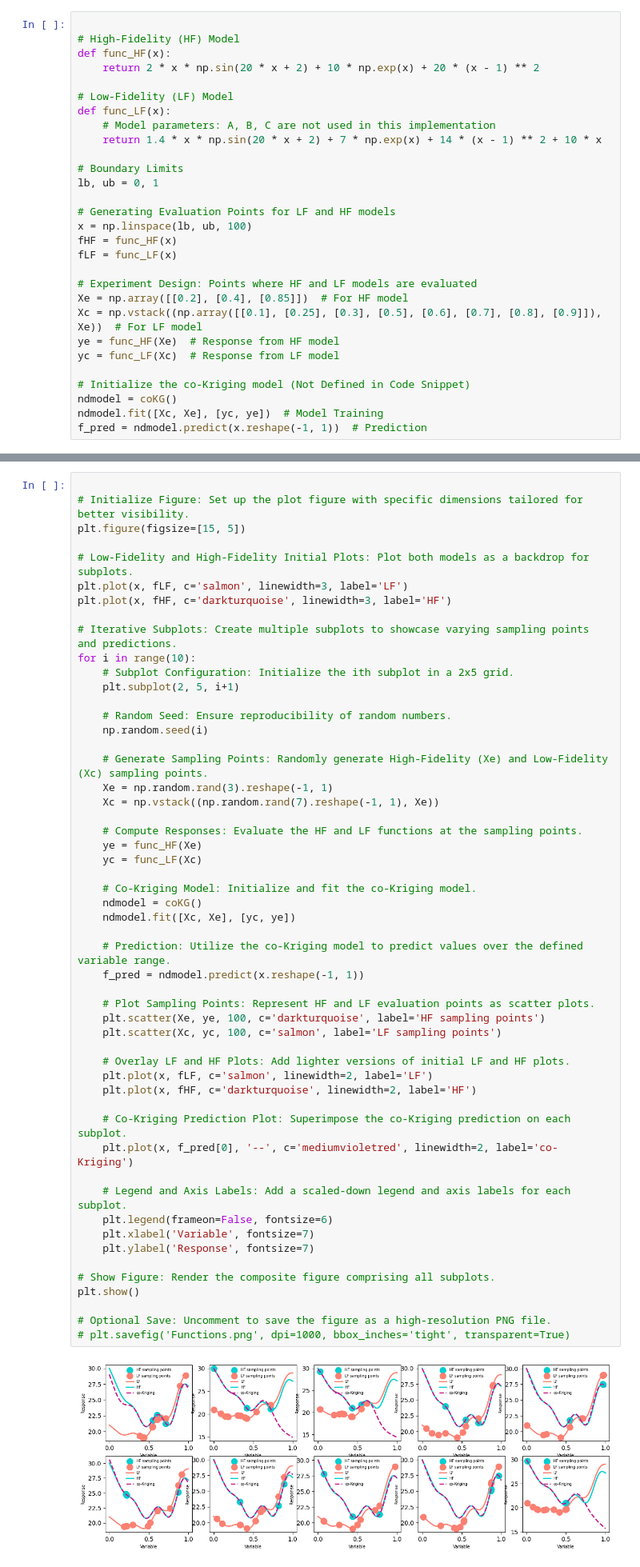
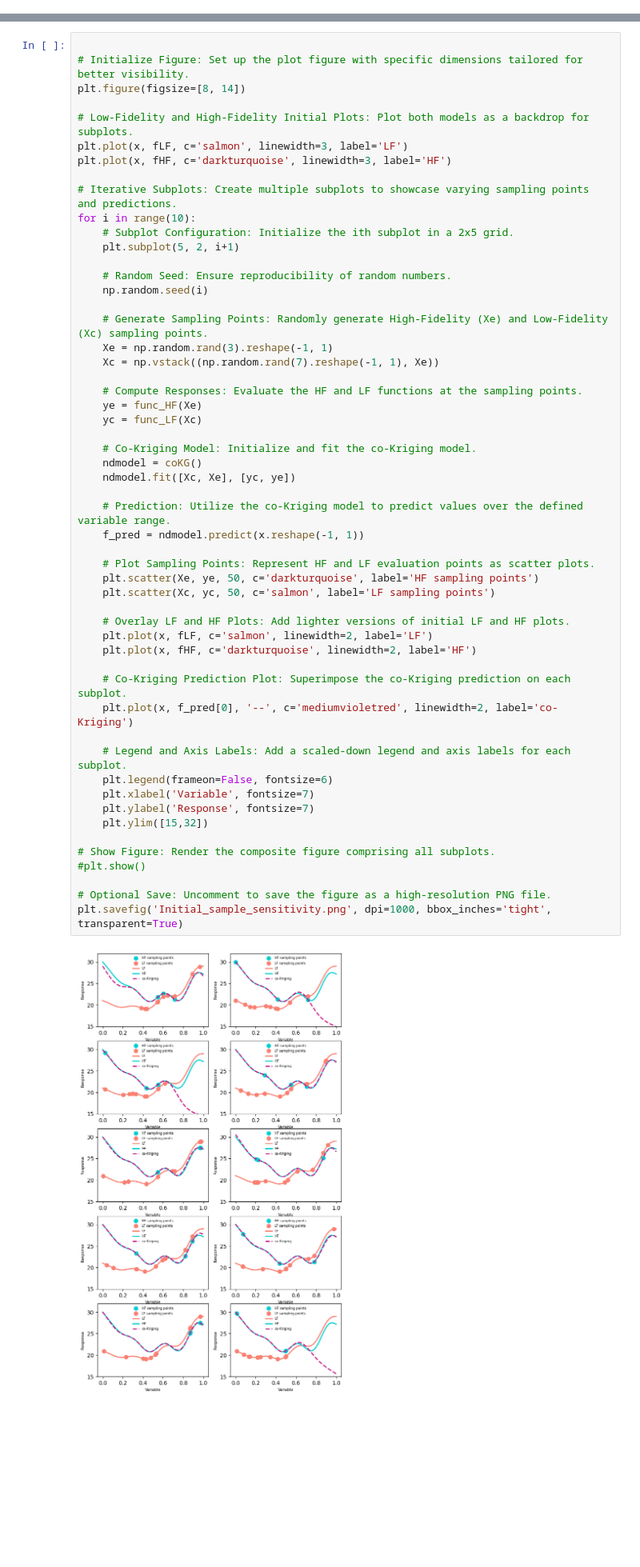
Before and after one commit to mgisellef/ReviewOfMultiFidelityModels_ToyProblems, a Jupyter notebook: Co-Kriging.ipynb, the cells around one changed output, grey strips where cells are left out. Shown: that part at 80% size. Saved outputs shown, nothing was run; the diff lists cells and outputs as text; blank space fills up the shorter version.

```diff
--- a/Co-Kriging.ipynb
+++ b/Co-Kriging.ipynb
@@ -33,29 +0,0 @@ from openmdao.surrogate_models.multifi_cokriging import MultiFiCoKriging as coKG
-# %%
-
-# High-Fidelity (HF) Model
-def func_HF(x):
-    return 2 * x * np.sin(20 * x + 2) + 10 * np.exp(x) + 20 * (x - 1) ** 2
-
-# Low-Fidelity (LF) Model
-def func_LF(x):
-    # Model parameters: A, B, C are not used in this implementation
-    return 1.4 * x * np.sin(20 * x + 2) + 7 * np.exp(x) + 14 * (x - 1) ** 2 + 10 * x
-
-# Boundary Limits
-lb, ub = 0, 1
-
-# Generating Evaluation Points for LF and HF models
-x = np.linspace(lb, ub, 100)
-fHF = func_HF(x)
-fLF = func_LF(x)
-
-# Experiment Design: Points where HF and LF models are evaluated
-Xe = np.array([[0.2], [0.4], [0.85]])  # For HF model
-Xc = np.vstack((np.array([[0.1], [0.25], [0.3], [0.5], [0.6], [0.7], [0.8], [0.9]]), Xe))  # For LF model
-ye = func_HF(Xe)  # Response from HF model
-yc = func_LF(Xc)  # Response from LF model
-
-# Initialize the co-Kriging model (Not Defined in Code Snippet)
-ndmodel = coKG()
-ndmodel.fit([Xc, Xe], [yc, ye])  # Model Training
-f_pred = ndmodel.predict(x.reshape(-1, 1))  # Prediction
@@ -99,7 +107,7 @@ plt.show()
 # %%
 
 # Initialize Figure: Set up the plot figure with specific dimensions tailored for better visibility.
-plt.figure(figsize=[15, 5])
+plt.figure(figsize=[8, 14])
 
 # Low-Fidelity and High-Fidelity Initial Plots: Plot both models as a backdrop for subplots.
 plt.plot(x, fLF, c='salmon', linewidth=3, label='LF')
@@ -108,7 +116,7 @@ plt.plot(x, fHF, c='darkturquoise', linewidth=3, label='HF')
 # Iterative Subplots: Create multiple subplots to showcase varying sampling points and predictions.
 for i in range(10):
     # Subplot Configuration: Initialize the ith subplot in a 2x5 grid.
-    plt.subplot(2, 5, i+1)
+    plt.subplot(5, 2, i+1)
 
     # Random Seed: Ensure reproducibility of random numbers.
     np.random.seed(i)
@@ -119,35 +127,36 @@ for i in range(10):
 
     # Compute Responses: Evaluate the HF and LF functions at the sampling points.
     ye = func_HF(Xe)
     yc = func_LF(Xc)
 
     # Co-Kriging Model: Initialize and fit the co-Kriging model.
     ndmodel = coKG()
     ndmodel.fit([Xc, Xe], [yc, ye])
 
     # Prediction: Utilize the co-Kriging model to predict values over the defined variable range.
     f_pred = ndmodel.predict(x.reshape(-1, 1))
 
     # Plot Sampling Points: Represent HF and LF evaluation points as scatter plots.
-    plt.scatter(Xe, ye, 100, c='darkturquoise', label='HF sampling points')
-    plt.scatter(Xc, yc, 100, c='salmon', label='LF sampling points')
+    plt.scatter(Xe, ye, 50, c='darkturquoise', label='HF sampling points')
+    plt.scatter(Xc, yc, 50, c='salmon', label='LF sampling points')
 
     # Overlay LF and HF Plots: Add lighter versions of initial LF and HF plots.
     plt.plot(x, fLF, c='salmon', linewidth=2, label='LF')
     plt.plot(x, fHF, c='darkturquoise', linewidth=2, label='HF')
 
     # Co-Kriging Prediction Plot: Superimpose the co-Kriging prediction on each subplot.
     plt.plot(x, f_pred[0], '--', c='mediumvioletred', linewidth=2, label='co-Kriging')
 
     # Legend and Axis Labels: Add a scaled-down legend and axis labels for each subplot.
     plt.legend(frameon=False, fontsize=6)
     plt.xlabel('Variable', fontsize=7)
     plt.ylabel('Response', fontsize=7)
+    plt.ylim([15,32])
 
 # Show Figure: Render the composite figure comprising all subplots.
-plt.show()
+#plt.show()
 
 # Optional Save: Uncomment to save the figure as a high-resolution PNG file.
-# plt.savefig('Functions.png', dpi=1000, bbox_inches='tight', transparent=True)
+plt.savefig('Initial_sample_sensitivity.png', dpi=1000, bbox_inches='tight', transparent=True)
 # %% [output]
-[figure, old version]
+[figure, new version]
```
Also changed, not shown: parts of 7 cells of this notebook, 8 other files.
